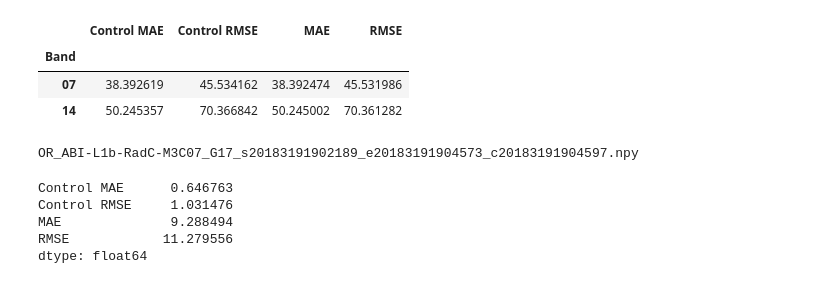
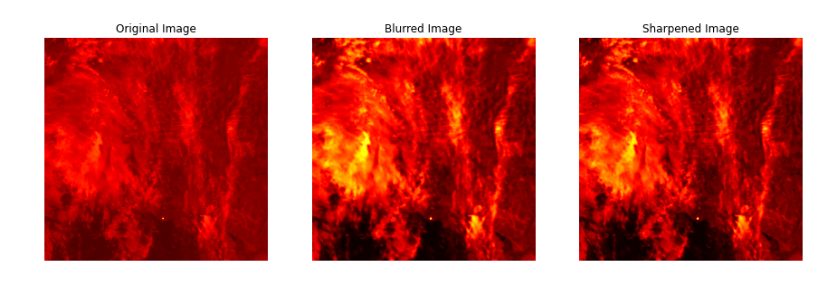
Before and after one commit to ccny-glasslab/Fires, a Jupyter notebook: Image Sharpening/bt_image_sharpening_unsharpmask.ipynb, the cells around one changed output. Saved outputs shown, nothing was run; the diff lists cells and outputs as text; code cells hidden in the pictures.

```diff
--- a/Image Sharpening/bt_image_sharpening_unsharpmask.ipynb
+++ b/Image Sharpening/bt_image_sharpening_unsharpmask.ipynb
@@ -69,15 +150,13 @@ def unsharpmask_files(path):
 # %%
-img = io.imread('../../GOES_Files/png_files/OR_ABI-L1b-RadC-M3C07_G17_s20183171802219_e20183171805003_c20183171805037.png');
-file = ('OR_ABI-L1b-RadC-M3C07_G17_s20183171802219_e20183171805003_c20183171805037.png')
-img = np.squeeze(img[:,:,0])
-band = file[19:21]
+img = np.load('../../GOES_Files/test_files/difference.npy');
 height, width = img.shape
 smallimg = resize(img, (round(height/2), round(width/2)))
 blurryimg = resize(smallimg, (height, width))
-sharpimg = unsharp_mask(blurryimg, radius=1, amount=1)
+sharpimg = unsharp_mask(blurryimg/smallimg.max(), radius=1, amount=1)*smallimg.max()
 
 controlmae = mean_absolute_error(img, blurryimg)
 controlrmse = mean_squared_error(img, blurryimg, squared=False)
 mae = mean_absolute_error(img, sharpimg)
 rmse = mean_squared_error(img, sharpimg, squared=False)
-#table.append({'File': file, 'Band': band, 'Control MAE': controlmae, 'Control RMSE': controlrmse, 'MAE': mae, 'RMSE':rmse})
+table = ({'Control MAE': controlmae, 'Control RMSE': controlrmse, 'MAE': mae, 'RMSE':rmse})
+print(table)
@@ -126,10 +164,0 @@ ax.imshow(diff, origin='upper',
-# %%
-x = unsharpmask_files('../../GOES_Files/png_files/')
-agg_function = {'Control MAE': 'mean', 'Control RMSE': 'mean', 'MAE': 'mean', 'RMSE': 'mean'}
-y = x.groupby(x['Band']).agg(agg_function)
-y
-# %% [output]
-|  | Control MAE | Control RMSE | MAE | RMSE |
-| Band |  |  |  |  |
-| 07 | 38.392619 | 45.534162 | 38.392474 | 45.531986 |
-| 14 | 50.245357 | 70.366842 | 50.245002 | 70.361282 |
@@ -165,12 +165,19 @@ def unsharpmask_bt(path):
-# %%
-x = unsharpmask_bt('../GOES_Files/npy_files/')
-agg_function = {'Control MAE': 'mean', 'Control RMSE': 'mean', 'MAE': 'mean', 'RMSE': 'mean'}
-y = x.agg(agg_function)
-y
-# %% [output]
-OR_ABI-L1b-RadC-M3C07_G17_s20183191902189_e20183191904573_c20183191904597.npy
-Control MAE      0.646763
-Control RMSE     1.031476
-MAE              9.288494
-RMSE            11.279556
-dtype: float64
+# %%
+fig, ax = plt.subplots(1, 3, figsize=(15, 10))
+
+ax[0].imshow(img, cmap='hot', aspect='equal')
+ax[0].set_title('Original Image')
+ax[0].axis('off')
+
+ax[1].imshow(blurryimg, cmap='hot', aspect='equal')
+ax[1].set_title('Blurred Image')
+ax[1].axis('off')
+
+ax[2].imshow(sharpimg, cmap='hot', aspect='equal')
+ax[2].set_title('Sharpened Image')
+ax[2].axis('off')
+
+plt.axis('off')
+plt.show()
+# %% [output]
+[figure, added]
```
Also changed, not shown: parts of 21 cells of this notebook, 1 other file.
